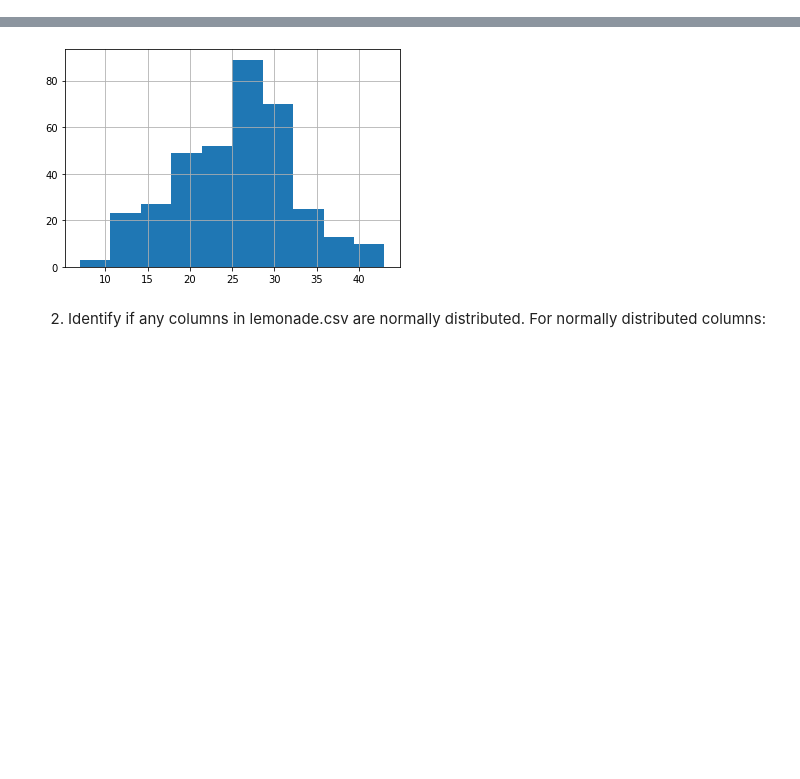
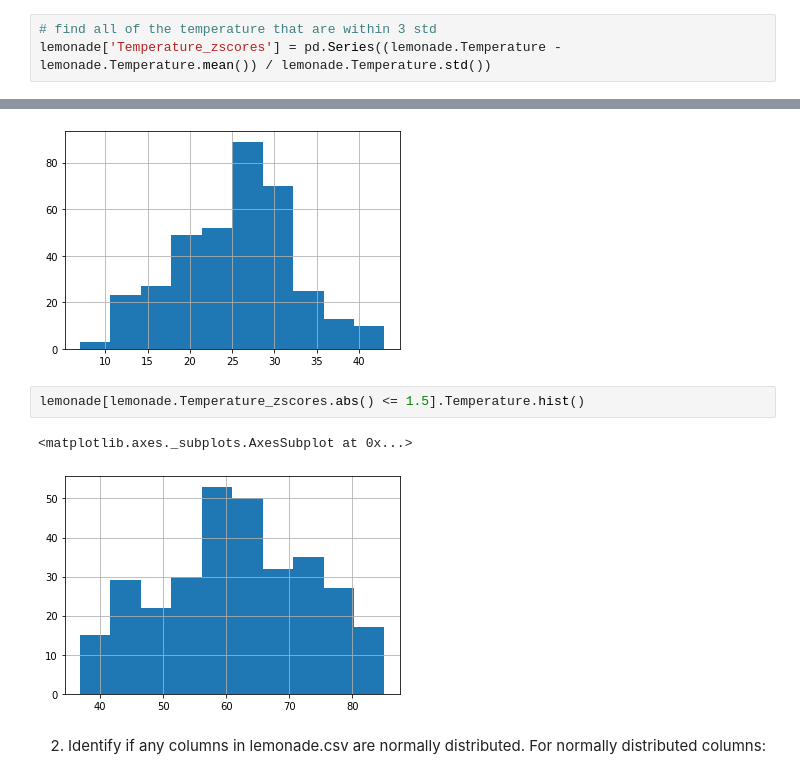
Before and after one commit to davidwederstrandtsr/anomaly-detection, a Jupyter notebook: continuous_probabilistic_methods.ipynb, the cells around one changed output, grey strips where cells are left out. Drawn from its saved outputs; the diff is of its cells as text; blank space fills up the shorter version.

```diff
--- a/continuous_probabilistic_methods.ipynb
+++ b/continuous_probabilistic_methods.ipynb
@@ -372,8 +350,16 @@ lemonade[lemonade.Sales_zscores.abs() <= 2].Sales.hist()
+# %%
+# find all of the temperature that are within 3 std
+lemonade['Temperature_zscores'] = pd.Series((lemonade.Temperature - lemonade.Temperature.mean()) / lemonade.Temperature.std())
 # %%
 lemonade[lemonade.Sales_zscores.abs() <= 1.5].Sales.hist()
 # %% [output]
 <matplotlib.axes._subplots.AxesSubplot at 0x...>
 [figure]
+# %%
+lemonade[lemonade.Temperature_zscores.abs() <= 1.5].Temperature.hist()
+# %% [output]
+<matplotlib.axes._subplots.AxesSubplot at 0x...>
+[figure, added]
 # %% [markdown]
 2. Identify if any columns in lemonade.csv are normally distributed. For normally distributed columns:
 # %% [markdown]
```
Also changed, not shown: parts of 6 cells of this notebook.
